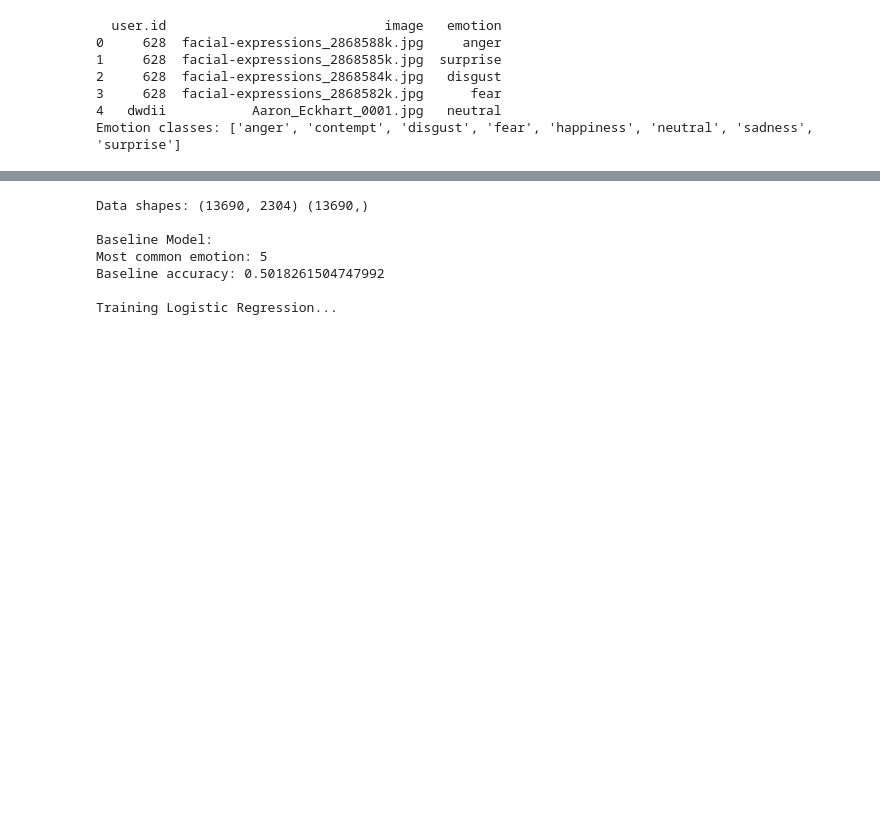
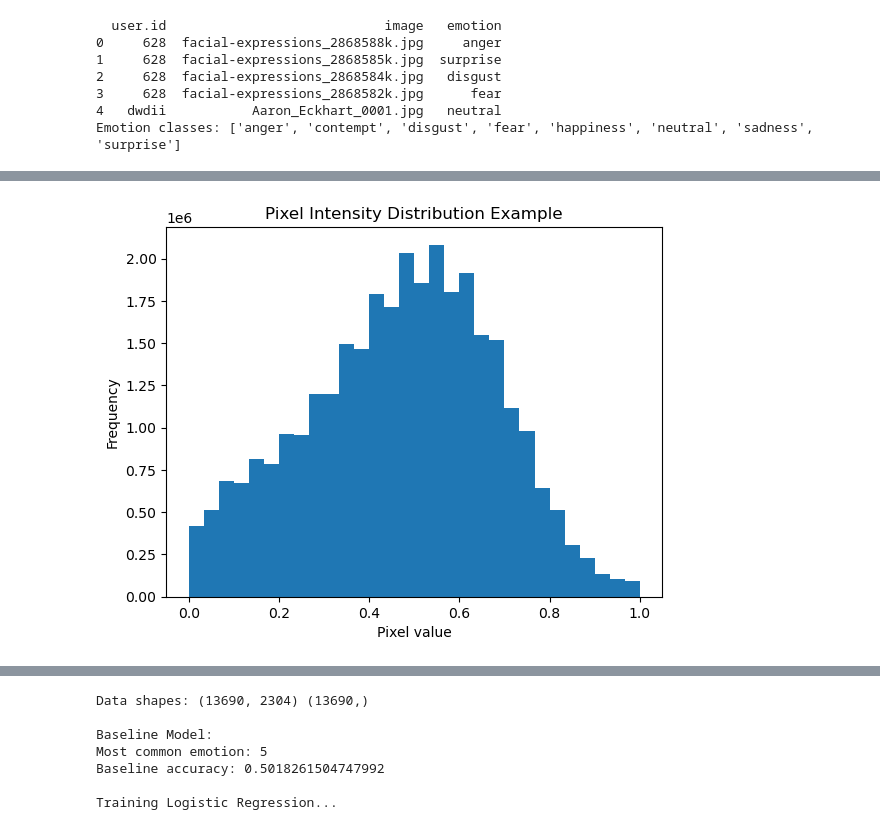
Before and after one commit to jerome-manarang/InsideOut, a Jupyter notebook: data_analysis.ipynb, the cells around one changed output, grey strips where cells are left out. Drawn from its saved outputs; the diff is of its cells as text; code cells hidden in the pictures; blank space fills up the shorter version.

```diff
--- a/data_analysis.ipynb
+++ b/data_analysis.ipynb
@@ -64,0 +102,9 @@ We began by summarizing the characteristics of the facial expressions dataset. W
+# %%
+# Visualizing Pixel Distribution
+plt.hist(X.flatten(), bins=30)
+plt.title("Pixel Intensity Distribution Example")
+plt.xlabel("Pixel value")
+plt.ylabel("Frequency")
+plt.show()
+# %% [output]
+[figure, added]
```
Also changed, not shown: parts of 13 cells of this notebook.
